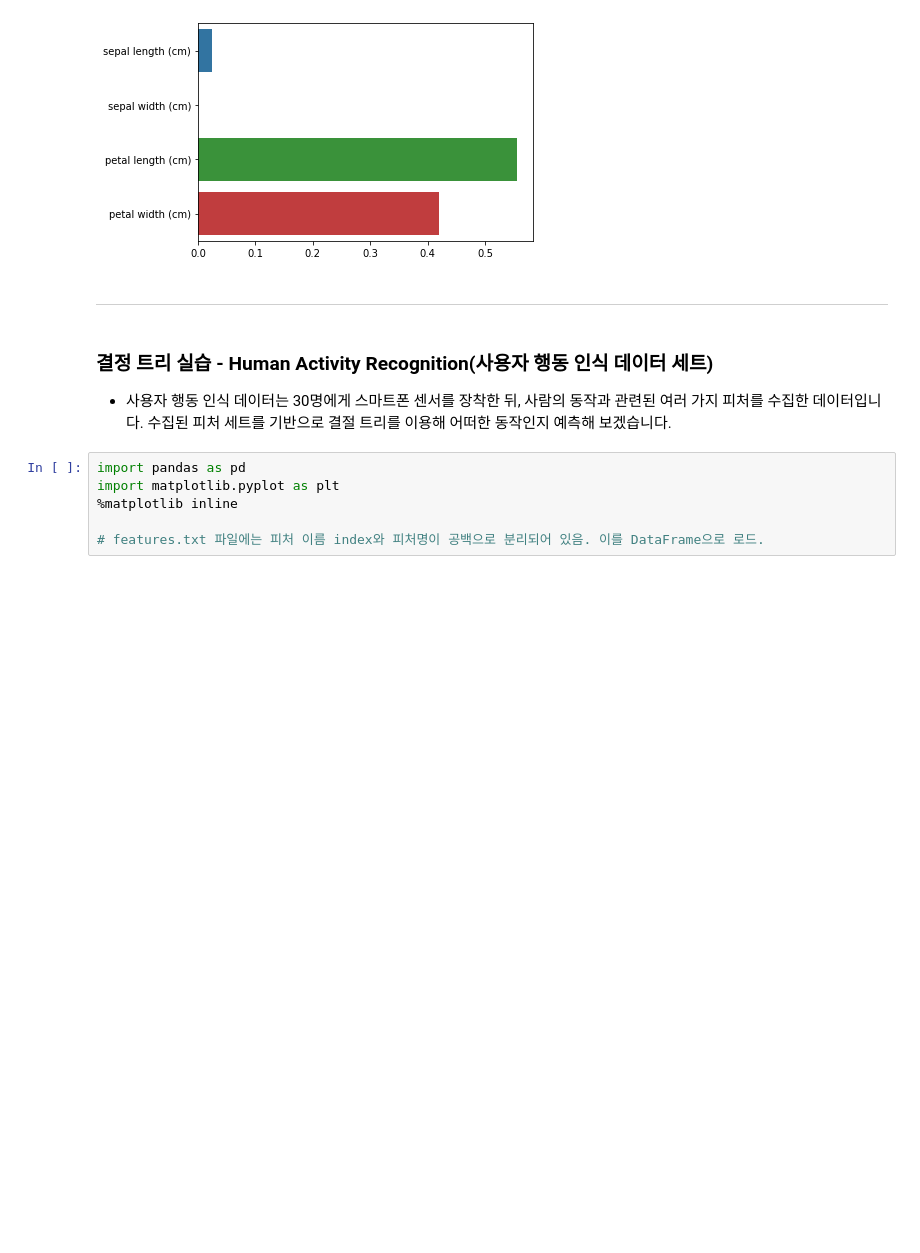
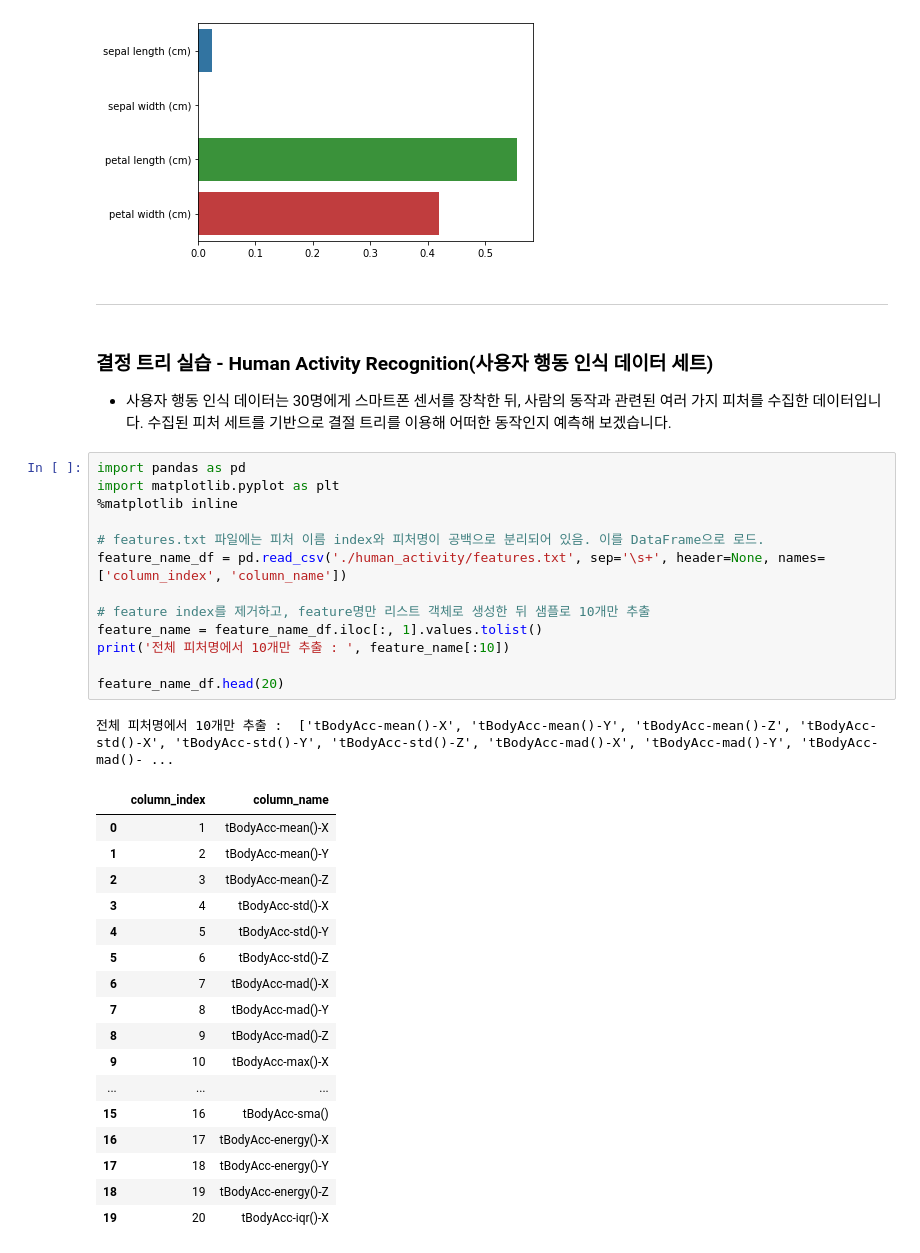
Before and after one commit to 201411096/study_AI, a Jupyter notebook: lectures/2_파이썬 머신러닝 완벽 가이드/4_분류(Classification)/2_결정 트리.ipynb, the cells around one changed output. Cells and saved outputs as stored; diff of their text form; blank space fills up the shorter version.

```diff
--- a/lectures/2_파이썬 머신러닝 완벽 가이드/4_분류(Classification)/2_결정 트리.ipynb
+++ b/lectures/2_파이썬 머신러닝 완벽 가이드/4_분류(Classification)/2_결정 트리.ipynb
@@ -75,6 +75,32 @@ petal width (cm) : 0.420
 # %%
 import pandas as pd
 import matplotlib.pyplot as plt
 %matplotlib inline
 
 # features.txt 파일에는 피처 이름 index와 피처명이 공백으로 분리되어 있음. 이를 DataFrame으로 로드.
+feature_name_df = pd.read_csv('./human_activity/features.txt', sep='\s+', header=None, names=['column_index', 'column_name'])
+
+# feature index를 제거하고, feature명만 리스트 객체로 생성한 뒤 샘플로 10개만 추출
+feature_name = feature_name_df.iloc[:, 1].values.tolist()
+print('전체 피처명에서 10개만 추출 : ', feature_name[:10])
+
+feature_name_df.head(20)
+# %% [output]
+전체 피처명에서 10개만 추출 :  ['tBodyAcc-mean()-X', 'tBodyAcc-mean()-Y', 'tBodyAcc-mean()-Z', 'tBodyAcc-std()-X', 'tBodyAcc-std()-Y', 'tBodyAcc-std()-Z', 'tBodyAcc-mad()-X', 'tBodyAcc-mad()-Y', 'tBodyAcc-mad()- ...
+|  | column_index | column_name |
+| 0 | 1 | tBodyAcc-mean()-X |
+| 1 | 2 | tBodyAcc-mean()-Y |
+| 2 | 3 | tBodyAcc-mean()-Z |
+| 3 | 4 | tBodyAcc-std()-X |
+| 4 | 5 | tBodyAcc-std()-Y |
+| 5 | 6 | tBodyAcc-std()-Z |
+| 6 | 7 | tBodyAcc-mad()-X |
+| 7 | 8 | tBodyAcc-mad()-Y |
+| 8 | 9 | tBodyAcc-mad()-Z |
+| 9 | 10 | tBodyAcc-max()-X |
+| ... | ... | ... |
+| 15 | 16 | tBodyAcc-sma() |
+| 16 | 17 | tBodyAcc-energy()-X |
+| 17 | 18 | tBodyAcc-energy()-Y |
+| 18 | 19 | tBodyAcc-energy()-Z |
+| 19 | 20 | tBodyAcc-iqr()-X |
```
Also changed, not shown: parts of 13 cells of this notebook.
